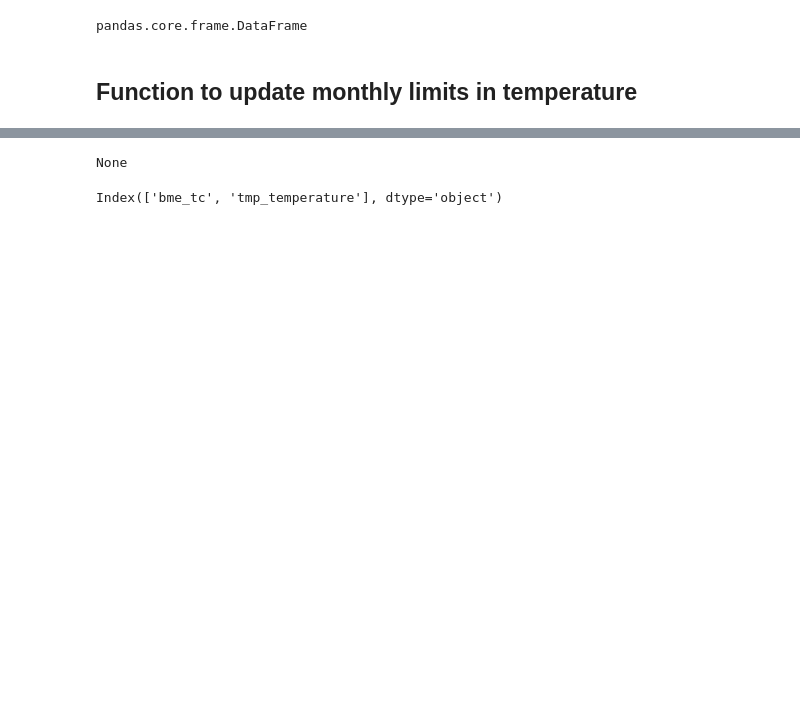
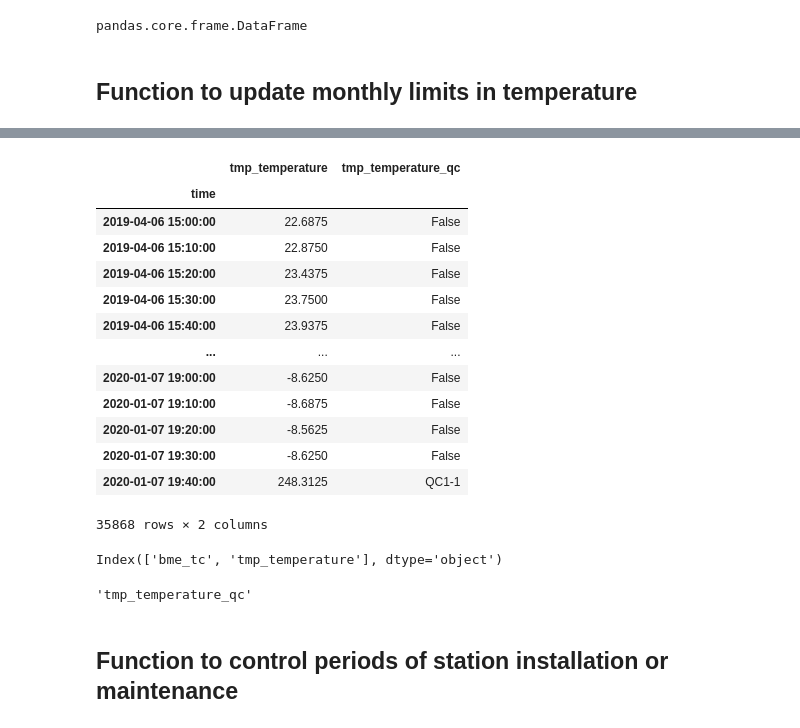
Before and after one commit to UiOHive/wsn_filters, a Jupyter notebook: wsn_main.ipynb, the cells around one changed output, grey strips where cells are left out. Cells and saved outputs as stored; diff of their text form; code cells hidden in the pictures; blank space fills up the shorter version.

```diff
--- a/wsn_main.ipynb
+++ b/wsn_main.ipynb
@@ -50,7 +50,7 @@ Index(['time', 'frame', 'type', 'bat', 'acc_x', 'acc_y', 'acc_z', 'bme_tc',
 # print("NaN percentage per column")
 # print((df.isna().sum()/len(df)*100).round(2))
 # %%
-sensor_tmp = ['tmp_temperature','bme_tc']#, 'ds1820', 'mlx_ambient'
+sensor_temp = ['tmp_temperature','bme_tc']#, 'ds1820', 'mlx_ambient'
 sensor_hum = ['bme_hum',]
 sensor_wind = ['wind_dir','wind_gust','wind_speed']
 sensor_snow = ['mb_distance','vl_distance']
@@ -97,12 +97,12 @@ def quality_control_air_temperature(df,f_update=False,f_print=True):
         in csv at data_qc/temperature_,monthly_limit.csv)
     """
 
-    sensor_tmp = ['tmp_temperature','bme_tc']
+    sensor_temp = ['tmp_temperature','bme_tc']
 
 
-    if all(~df.columns.isin(sensor_tmp)):
+    if all(~df.columns.isin(sensor_temp)):
         if f_print: print('No temperature data defined as:')
-        if f_print: print(sensor_tmp)
+        if f_print: print(sensor_temp)
         temp=None
         return(temp)
 
@@ -113,15 +113,21 @@ def quality_control_air_temperature(df,f_update=False,f_print=True):
 
     # Load and select data source
     if f_print: print('Load temperature data')
-    col_to_get=df.columns.isin([sensor_tmp[0]])
+    col_to_get=df.columns.isin([sensor_temp[0]])
     if any(col_to_get):
         temp=df[df.columns[col_to_get]]
         if f_print: print(temp)
 
+        # Quality Control -- 0) -- Remove installation period
+
+
         # Quality Control -- 1) -- Monthly limit
         limit_table=pd.read_csv(filename)
-        temp[sensor_tmp[0] + '_qc']=df[[sensor_tmp[0]]].apply(lambda x: qc_temperature_monthly_limits(x,limit_table,
+        temp.loc[:,sensor_temp[0] + '_qc']=df[[sensor_temp[0]]].apply(lambda x: qc_temperature_monthly_limits(x,limit_table,
                                                                                                       var='temp'),axis=1)
+
+        # Quality Control -- 2) -- Rnage limit
+        if f_print: print(temp)
 
     return(temp)
 
@@ -161,5 +167,28 @@ def qc_temperature_monthly_limits(x,limit_table, var='temp'):
     out=(x<limit.iloc[0][var + '_min']) | (x>limit.iloc[0][var + '_max'])
     out.at[out]='QC1-1'
     return out
+
+def qc_sensor_range_limits(x,limit_table, var='temp'):
+    """Logical selection of points outside of the sensor range
+    and allocation of quality assessment.
+
+    The function is built for apply() and needs to be run as followed:
+    qc_range=df[['tmp_temperature']].apply(lambda x: fun(x,limit_table),axis=1)
+
+    Parameters
+    ----------
+    x : pandas.core.frame.DataFrame (one column)
+        temperature data downloaded from wsn
+    limit_table : pandas.core.frame.DataFrame
+        defining the limit in temperature range per month
+    var : string
+        name of the variable
+    """
+    limit=limit_table
+    out=(x<limit.iloc[0][var + '_min']) | (x>limit.iloc[0][var + '_max'])
+    out.at[out]='QC1-0'
+    return out
 # %% [markdown]
 ## Function to update monthly limits in temperature
+# %%
+df=df[0:1000]
@@ -190,7 +253,20 @@ See the caveats in the documentation: https://pandas.pydata.org/pandas-docs/stab
 # %%
 # tmp=quality_control_air_temperature(df[df.columns[1:3]])
-# %%
-df.all()
-# %% [output]
-None
+# %%
+tmp
+# %% [output]
+|  | tmp_temperature | tmp_temperature_qc |
+| time |  |  |
+| 2019-04-06 15:00:00 | 22.6875 | False |
+| 2019-04-06 15:10:00 | 22.8750 | False |
+| 2019-04-06 15:20:00 | 23.4375 | False |
+| 2019-04-06 15:30:00 | 23.7500 | False |
+| 2019-04-06 15:40:00 | 23.9375 | False |
+| ... | ... | ... |
+| 2020-01-07 19:00:00 | -8.6250 | False |
+| 2020-01-07 19:10:00 | -8.6875 | False |
+| 2020-01-07 19:20:00 | -8.5625 | False |
+| 2020-01-07 19:30:00 | -8.6250 | False |
+| 2020-01-07 19:40:00 | 248.3125 | QC1-1 |
+35868 rows × 2 columns
 # %%
@@ -198,2 +274,8 @@ df.columns[df.columns.isin(sensor_tmp)]
 # %% [output]
 Index(['bme_tc', 'tmp_temperature'], dtype='object')
+# %%
+sensor_temp[0] + '_qc'
+# %% [output]
+'tmp_temperature_qc'
+# %% [markdown]
+## Function to control periods of station installation or maintenance
```
Also changed, not shown: parts of 9 cells of this notebook, 1 other file.
